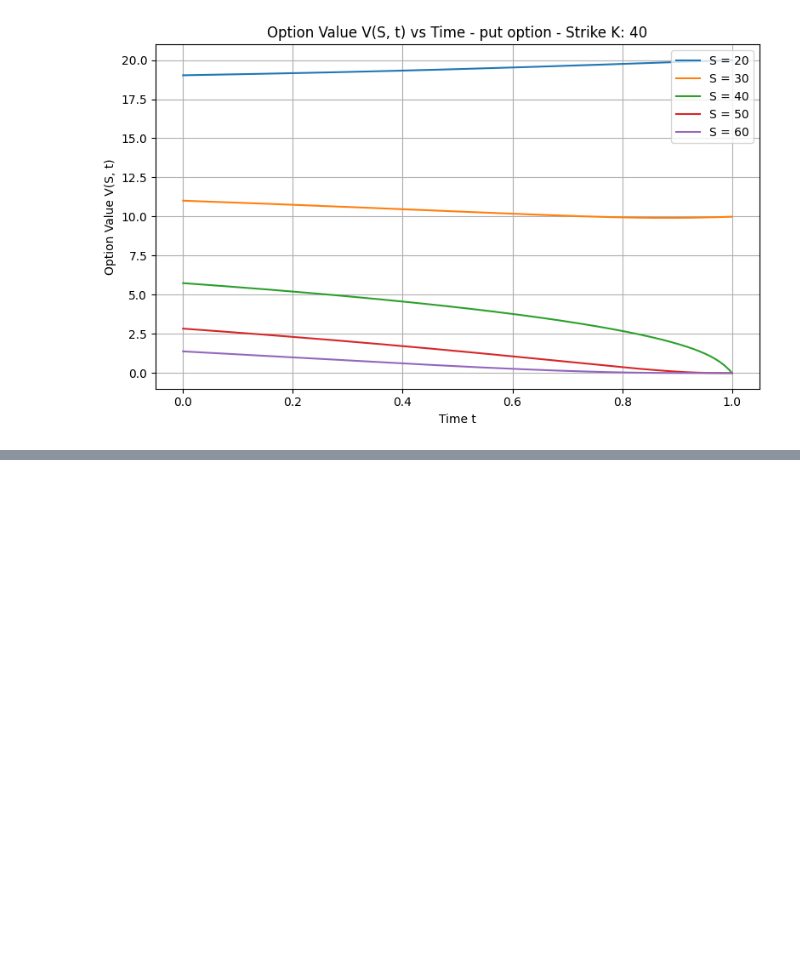
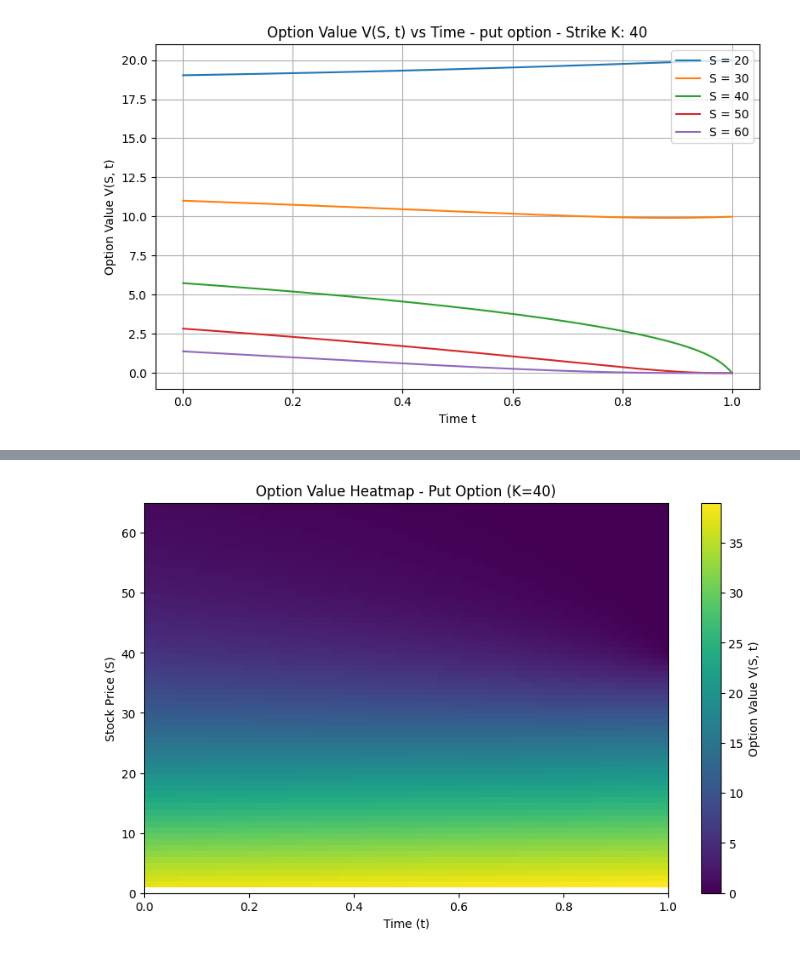
Before and after one commit to ChristophKnochenhauer/neural-optimal-stopping, a Jupyter notebook: implicit_method.ipynb, the cells around one changed output, grey strips where cells are left out. Saved outputs shown, nothing was run; the diff lists cells and outputs as text; code cells hidden in the pictures; blank space fills up the shorter version.

```diff
--- a/implicit_method.ipynb
+++ b/implicit_method.ipynb
@@ -162,0 +172,25 @@ plt. show()
+# %%
+### Value Heatmap ###
+
+# Compute V(t, S) over the grid
+V_func_invert = np.vectorize(lambda t, s: V(s, t))  # swap order in lambda
+V_grid = V_func_invert(t_grid, S_grid)              # t first, then s
+V_grid = V_grid.T                            # transpose to match axis orientation
+
+# Plot with time on x-axis and stock price on y-axis
+plt.figure(figsize=(10, 6))
+plt.imshow(
+    V_grid,
+    extent=(t_vals.min(), t_vals.max(), S_vals.min(), S_vals.max()),  # time on x, stock on y
+    aspect='auto',
+    cmap='viridis',
+    origin='lower'
+)
+plt.colorbar(label='Option Value V(S, t)')
+plt.title(f"Option Value Heatmap - {option_type.capitalize()} Option (K={K})")
+plt.xlabel("Time (t)")
+plt.ylabel("Stock Price (S)")
+plt.ylim(0, 65)
+plt.show()
+# %% [output]
+[figure, added]
```
Also changed, not shown: parts of 10 cells of this notebook.
